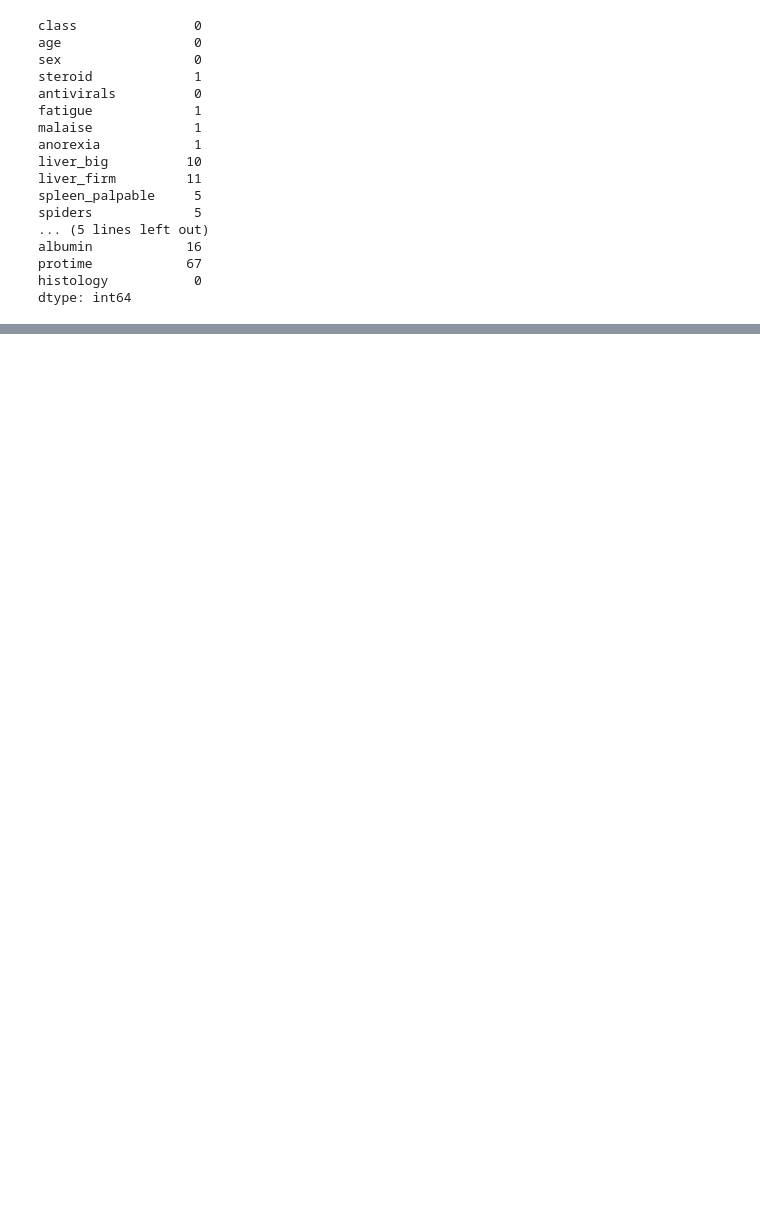
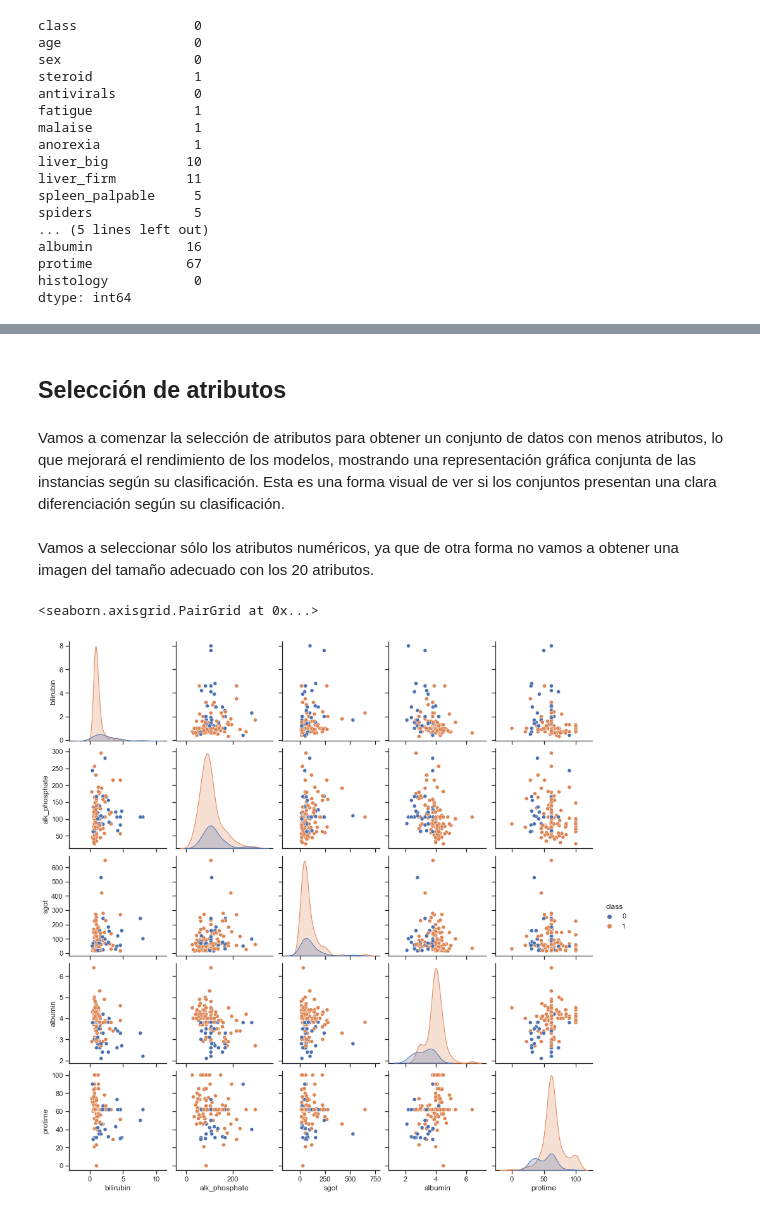
Before and after one commit to serrodcal-MII/AA-Work2, a Jupyter notebook: trabajo2-21-22.ipynb, the cells around one changed output, grey strips where cells are left out. Cells and saved outputs as stored; diff of their text form; code cells hidden in the pictures; blank space fills up the shorter version.

```diff
--- a/trabajo2-21-22.ipynb
+++ b/trabajo2-21-22.ipynb
@@ -131,0 +130,5 @@ En esta sección vamos a realizar el procesado de los datos que consiste en, por
+# %%
+sex_df = pd.get_dummies(df.sex, prefix='sex')
+df = pd.concat([df, sex_df], axis=1)
+df.rename(columns={"sex_1": "sex_male", "sex_2": "sex_female"}, inplace=True)
+df.drop(['sex'], axis=1, inplace=True)
@@ -131,0 +137,13 @@ En esta sección vamos a realizar el procesado de los datos que consiste en, por
+# %%
+df['steroid'].replace((1,2),(0,1),inplace=True)
+df['antivirals'].replace((1,2),(0.,1.),inplace=True)
+df['fatigue'].replace((1,2),(0,1),inplace=True)
+df['malaise'].replace((1,2),(0,1),inplace=True)
+df['anorexia'].replace((1,2),(0,1),inplace=True)
+df['liver_big'].replace((1,2),(0,1),inplace=True)
+df['liver_firm'].replace((1,2),(0,1),inplace=True)
+df['spleen_palpable'].replace((1,2),(0,1),inplace=True)
+df['spiders'].replace((1,2),(0,1),inplace=True)
+df['ascities'].replace((1,2),(0,1),inplace=True)
+df['varices'].replace((1,2),(0,1),inplace=True)
+df['histology'].replace((1,2),(0.,1.),inplace=True)
@@ -131,0 +154,11 @@ En esta sección vamos a realizar el procesado de los datos que consiste en, por
+# %%
+df['steroid'].fillna(df['steroid'].mode()[0], inplace=True)
+df['fatigue'].fillna(df['fatigue'].mode()[0], inplace=True)
+df['malaise'].fillna(df['malaise'].mode()[0], inplace=True)
+df['anorexia'].fillna(df['anorexia'].mode()[0], inplace=True)
+df['liver_big'].fillna(df['liver_big'].mode()[0], inplace=True)
+df['liver_firm'].fillna(df['liver_firm'].mode()[0], inplace=True)
+df['spleen_palpable'].fillna(df['spleen_palpable'].mode()[0], inplace=True)
+df['spiders'].fillna(df['spiders'].mode()[0], inplace=True)
+df['ascities'].fillna(df['ascities'].mode()[0], inplace=True)
+df['varices'].fillna(df['varices'].mode()[0], inplace=True)
@@ -131,0 +231,6 @@ En esta sección vamos a realizar el procesado de los datos que consiste en, por
+# %%
+df['bilirubin'].fillna(df['bilirubin'].mean(), inplace=True)
+df['alk_phosphate'].fillna(df['alk_phosphate'].mean(), inplace=True)
+df['sgot'].fillna(df['sgot'].mean(), inplace=True)
+df['albumin'].fillna(df['albumin'].mean(), inplace=True)
+df['protime'].fillna(df['protime'].mean(), inplace=True)
@@ -131,0 +269,12 @@ En esta sección vamos a realizar el procesado de los datos que consiste en, por
+# %% [markdown]
+## Selección de atributos
+# %% [markdown]
+Vamos a comenzar la selección de atributos para obtener un conjunto de datos con menos atributos, lo que mejorará el rendimiento de los modelos, mostrando una representación gráfica conjunta de las instancias según su clasificación. Esta es una forma visual de ver si los conjuntos presentan una clara diferenciación según su clasificación.
+# %% [markdown]
+Vamos a seleccionar sólo los atributos numéricos, ya que de otra forma no vamos a obtener una imagen del tamaño adecuado con los 20 atributos.
+# %%
+selected = ['class','bilirubin','alk_phosphate','sgot','albumin','protime']
+sns.pairplot(df[selected], hue='class')
+# %% [output]
+<seaborn.axisgrid.PairGrid at 0x...>
+[figure, added]
```
Also changed, not shown: parts of 73 cells of this notebook.
